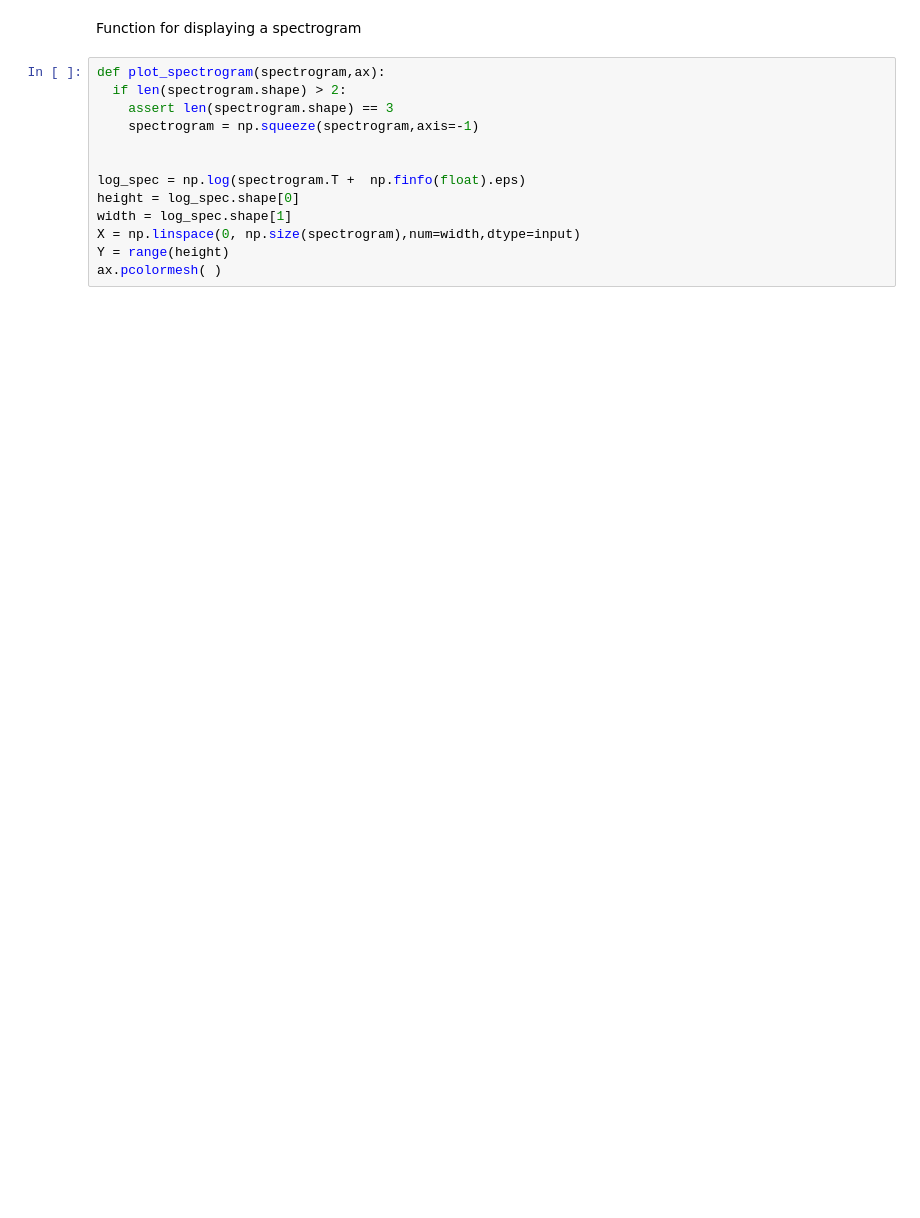
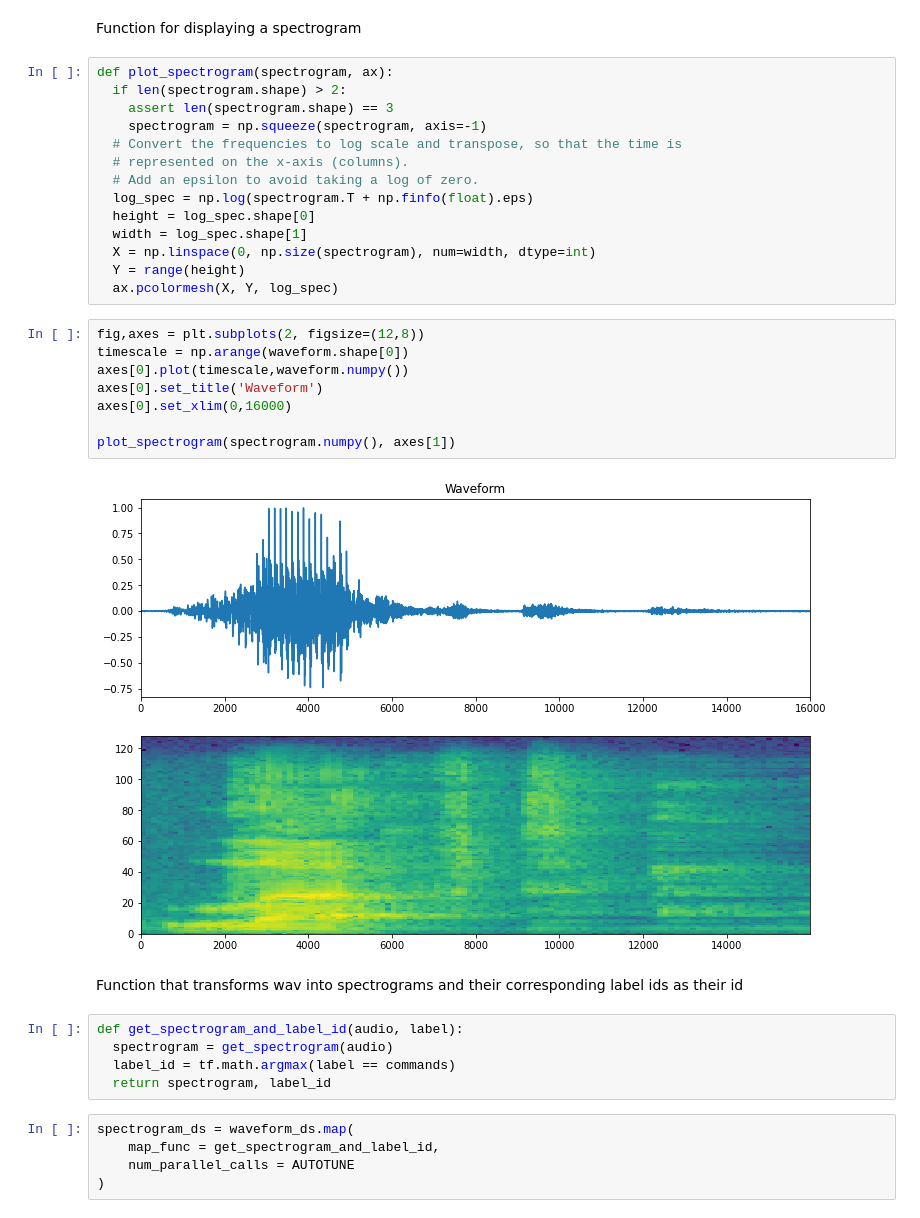
Before and after one commit to Reptilefury/coursera-machine-learning, a Jupyter notebook: Simple_Audio_Recognition_(Recognizing_Key_words).ipynb, the cells around one changed output. Drawn from its saved outputs; the diff is of its cells as text; blank space fills up the shorter version.

```diff
--- a/Simple_Audio_Recognition_(Recognizing_Key_words).ipynb
+++ b/Simple_Audio_Recognition_(Recognizing_Key_words).ipynb
@@ -174,15 +182,38 @@ Audio playback:
 # %% [markdown]
 Function for displaying a spectrogram
 # %%
-def plot_spectrogram(spectrogram,ax):
+def plot_spectrogram(spectrogram, ax):
   if len(spectrogram.shape) > 2:
     assert len(spectrogram.shape) == 3
-    spectrogram = np.squeeze(spectrogram,axis=-1)
-
-
-log_spec = np.log(spectrogram.T +  np.finfo(float).eps)
-height = log_spec.shape[0]
-width = log_spec.shape[1]
-X = np.linspace(0, np.size(spectrogram),num=width,dtype=input)
-Y = range(height)
-ax.pcolormesh( )
+    spectrogram = np.squeeze(spectrogram, axis=-1)
+  # Convert the frequencies to log scale and transpose, so that the time is
+  # represented on the x-axis (columns).
+  # Add an epsilon to avoid taking a log of zero.
+  log_spec = np.log(spectrogram.T + np.finfo(float).eps)
+  height = log_spec.shape[0]
+  width = log_spec.shape[1]
+  X = np.linspace(0, np.size(spectrogram), num=width, dtype=int)
+  Y = range(height)
+  ax.pcolormesh(X, Y, log_spec)
+# %%
+fig,axes = plt.subplots(2, figsize=(12,8))
+timescale = np.arange(waveform.shape[0])
+axes[0].plot(timescale,waveform.numpy())
+axes[0].set_title('Waveform')
+axes[0].set_xlim(0,16000)
+
+plot_spectrogram(spectrogram.numpy(), axes[1])
+# %% [output]
+[figure, added]
+# %% [markdown]
+Function that transforms wav into spectrograms and their corresponding label ids as their id
+# %%
+def get_spectrogram_and_label_id(audio, label):
+  spectrogram = get_spectrogram(audio)
+  label_id = tf.math.argmax(label == commands)
+  return spectrogram, label_id
+# %%
+spectrogram_ds = waveform_ds.map(
+    map_func = get_spectrogram_and_label_id,
+    num_parallel_calls = AUTOTUNE
+)
```
Also changed, not shown: parts of 25 cells of this notebook.
